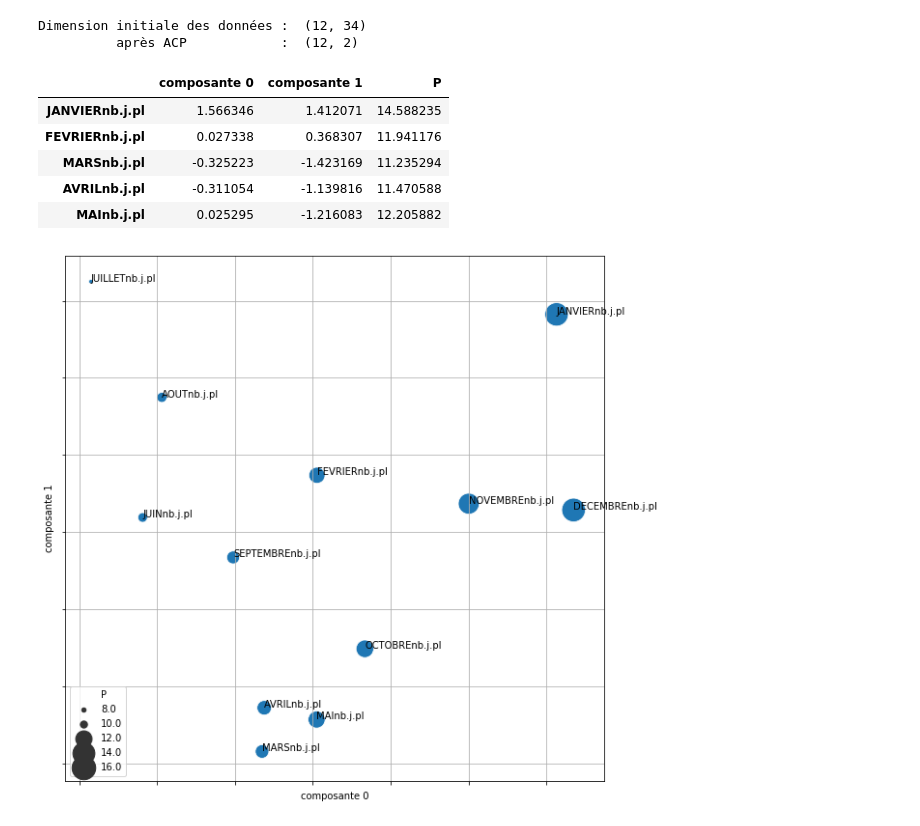
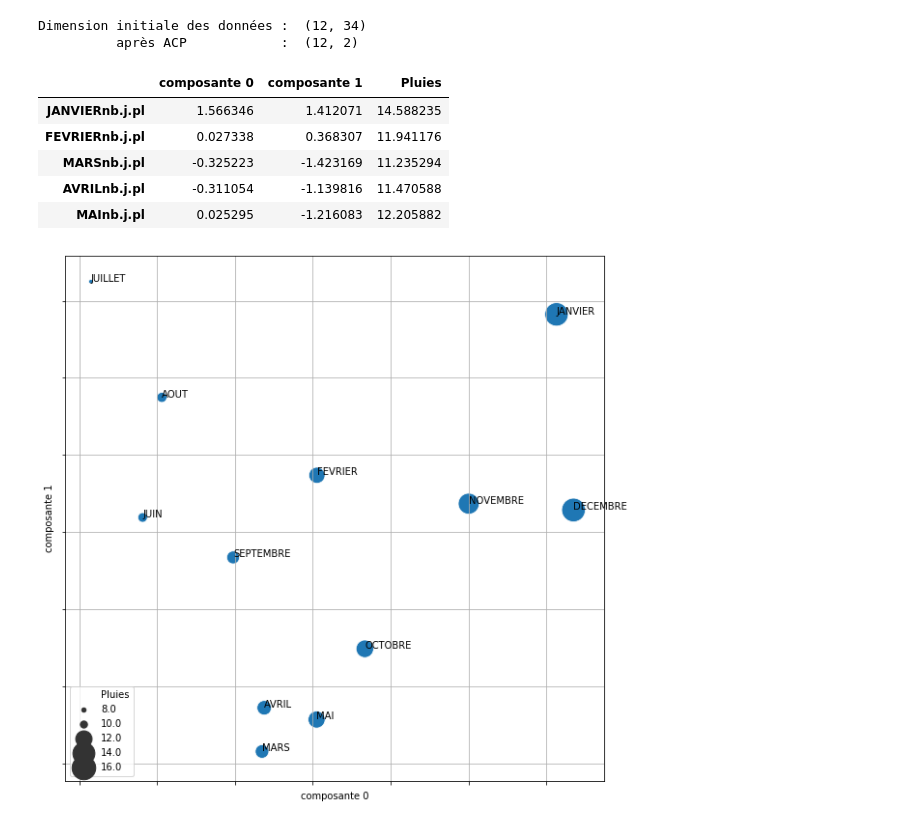
Before and after one commit to campusplage/compte-rendus-jottras_juventin, a Jupyter notebook: TP2_sklearn.ipynb, the cells around one changed output. Saved outputs shown, nothing was run; the diff lists cells and outputs as text; code cells hidden in the pictures.

```diff
--- a/TP2_sklearn.ipynb
+++ b/TP2_sklearn.ipynb
@@ -581,12 +581,12 @@ data_pca2 = pandas.DataFrame(x_transformed2,
                             index=pcadata2.index,
                             columns=pca_names)
 
-# On ajoute l'info de région des données initiales
-data_pca2['P'] = pcadata2.mean(axis = 1)
+# On ajoute l'info des pluies des données initiales
+data_pca2['Pluies'] = pcadata2.mean(axis = 1)
 
 data_pca2.head()
 # %% [output]
-|  | composante 0 | composante 1 | P |
+|  | composante 0 | composante 1 | Pluies |
 | JANVIERnb.j.pl | 1.566346 | 1.412071 | 14.588235 |
 | FEVRIERnb.j.pl | 0.027338 | 0.368307 | 11.941176 |
 | MARSnb.j.pl | -0.325223 | -1.423169 | 11.235294 |
@@ -594,23 +594,23 @@ data_pca2.head()
 | MAInb.j.pl | 0.025295 | -1.216083 | 12.205882 |
 # %%
 # On affiche le graph avec la composante 0 en x, la composante 1 en y,
-# le volume total des précipitations en taille, et la région en couleur
+# et le nombre moyen de jours de pluie en taille (de 20 à 600).
 g = sns.scatterplot(x='composante 0',
                     y='composante 1',
                     data=data_pca2,
-                    size='P',
+                    size='Pluies',
                     sizes=(20,600))
 
 # On supprime les indications sur les axes
 plt.gca().set_yticklabels([])
 plt.gca().set_xticklabels([])
 plt.grid()
 
 # On ajoute les noms
 for i, (text_x,text_y) in enumerate(data_pca2.iloc[:,:2].to_numpy()):
-  plt.annotate(data_pca2.index[i], (text_x,text_y))
+  plt.annotate(data_pca2.index[i][:-7], (text_x,text_y))
 
 # On agrandit la figure
 plt.gcf().set_size_inches(10,10)
 # %% [output]
-[figure, old version]
+[figure, new version]
```
Also changed, not shown: parts of 2 cells of this notebook.
